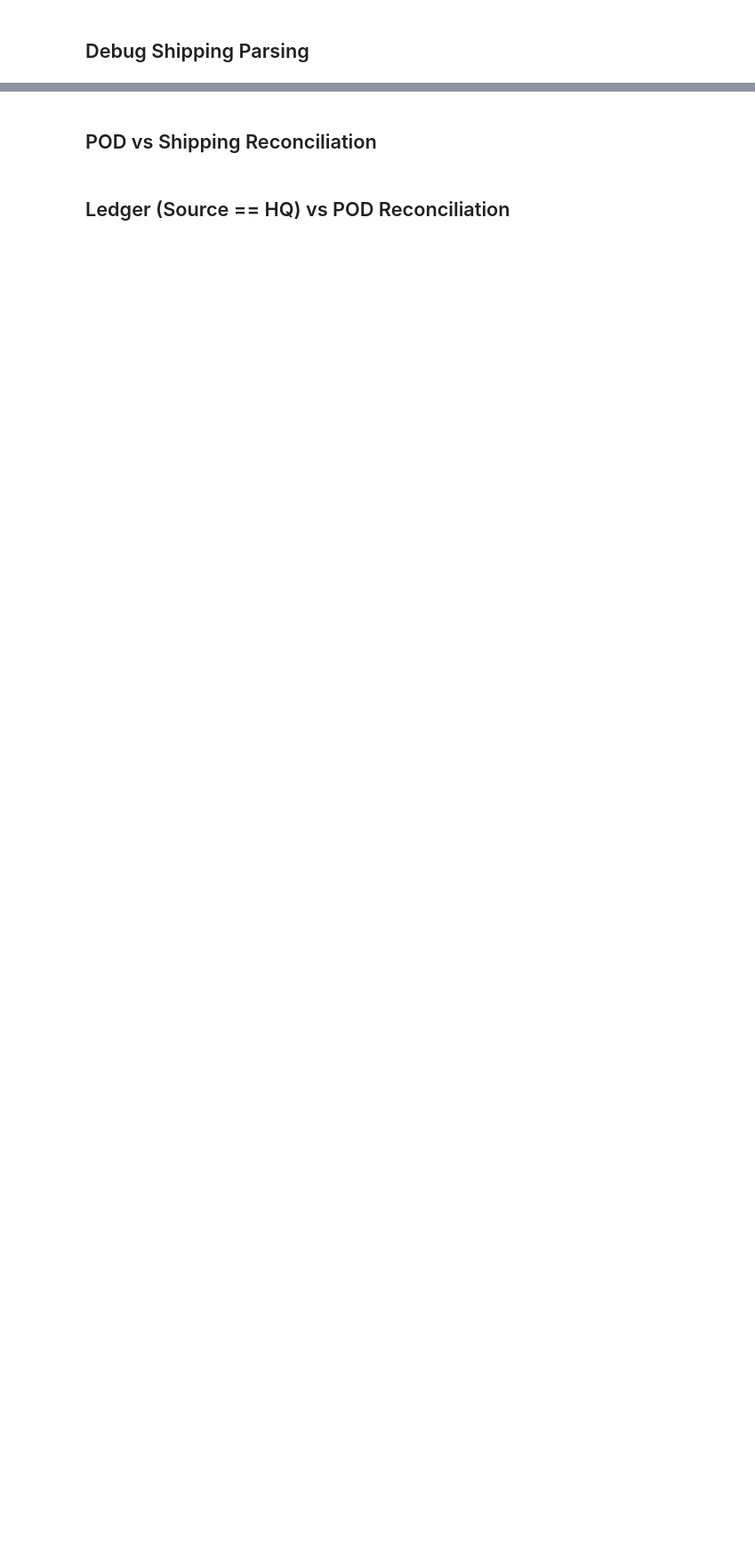
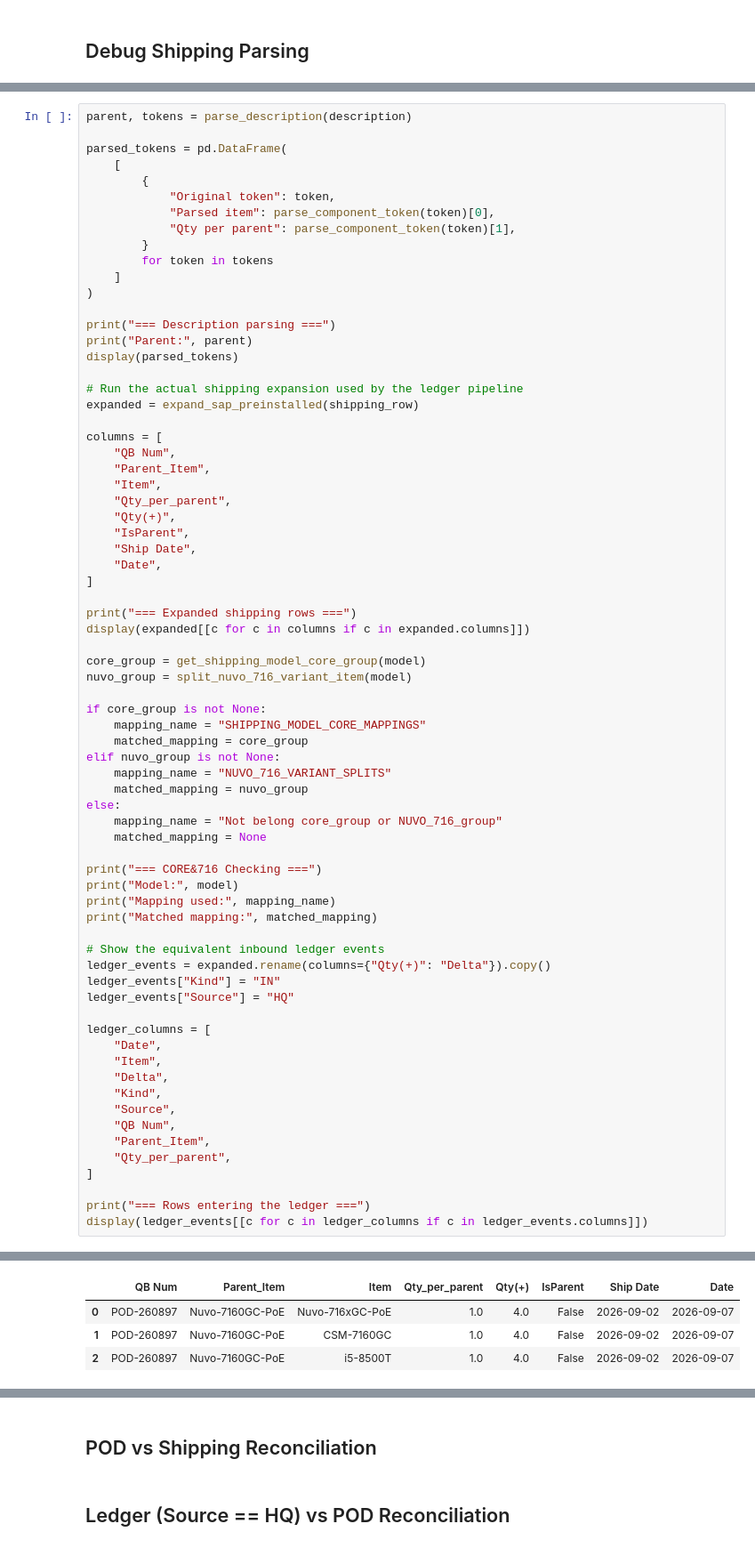
Before and after one commit to playoung2818/MRP_System, a Jupyter notebook: ERP_System 3.0/erp_system/Debug.ipynb, the cells around one changed output, grey strips where cells are left out. Shown at 89% size. Cells and saved outputs as stored; diff of their text form; blank space fills up the shorter version.

```diff
--- a/ERP_System 3.0/erp_system/Debug.ipynb
+++ b/ERP_System 3.0/erp_system/Debug.ipynb
@@ -245,0 +205,72 @@ else:
+# %%
+parent, tokens = parse_description(description)
+
+parsed_tokens = pd.DataFrame(
+    [
+        {
+            "Original token": token,
+            "Parsed item": parse_component_token(token)[0],
+            "Qty per parent": parse_component_token(token)[1],
+        }
+        for token in tokens
+    ]
+)
+
+print("=== Description parsing ===")
+print("Parent:", parent)
+display(parsed_tokens)
+
+# Run the actual shipping expansion used by the ledger pipeline
+expanded = expand_sap_preinstalled(shipping_row)
+
+columns = [
+    "QB Num",
+    "Parent_Item",
+    "Item",
+    "Qty_per_parent",
+    "Qty(+)",
+    "IsParent",
+    "Ship Date",
+    "Date",
+]
+
+print("=== Expanded shipping rows ===")
+display(expanded[[c for c in columns if c in expanded.columns]])
+
+core_group = get_shipping_model_core_group(model)
+nuvo_group = split_nuvo_716_variant_item(model)
+
+if core_group is not None:
+    mapping_name = "SHIPPING_MODEL_CORE_MAPPINGS"
+    matched_mapping = core_group
+elif nuvo_group is not None:
+    mapping_name = "NUVO_716_VARIANT_SPLITS"
+    matched_mapping = nuvo_group
+else:
+    mapping_name = "Not belong core_group or NUVO_716_group"
+    matched_mapping = None
+
+print("=== CORE&716 Checking ===")
+print("Model:", model)
+print("Mapping used:", mapping_name)
+print("Matched mapping:", matched_mapping)
+
+# Show the equivalent inbound ledger events
+ledger_events = expanded.rename(columns={"Qty(+)": "Delta"}).copy()
+ledger_events["Kind"] = "IN"
+ledger_events["Source"] = "HQ"
+
+ledger_columns = [
+    "Date",
+    "Item",
+    "Delta",
+    "Kind",
+    "Source",
+    "QB Num",
+    "Parent_Item",
+    "Qty_per_parent",
+]
+
+print("=== Rows entering the ledger ===")
+display(ledger_events[[c for c in ledger_columns if c in ledger_events.columns]])
+# %% [output]
@@ -245,0 +282,4 @@ else:
+|  | QB Num | Parent_Item | Item | Qty_per_parent | Qty(+) | IsParent | Ship Date | Date |
+| 0 | POD-260897 | Nuvo-7160GC-PoE | Nuvo-716xGC-PoE | 1.0 | 4.0 | False | 2026-09-02 | 2026-09-07 |
+| 1 | POD-260897 | Nuvo-7160GC-PoE | CSM-7160GC | 1.0 | 4.0 | False | 2026-09-02 | 2026-09-07 |
+| 2 | POD-260897 | Nuvo-7160GC-PoE | i5-8500T | 1.0 | 4.0 | False | 2026-09-02 | 2026-09-07 |
```
Also changed, not shown: parts of 5 cells of this notebook, 9 other files.
